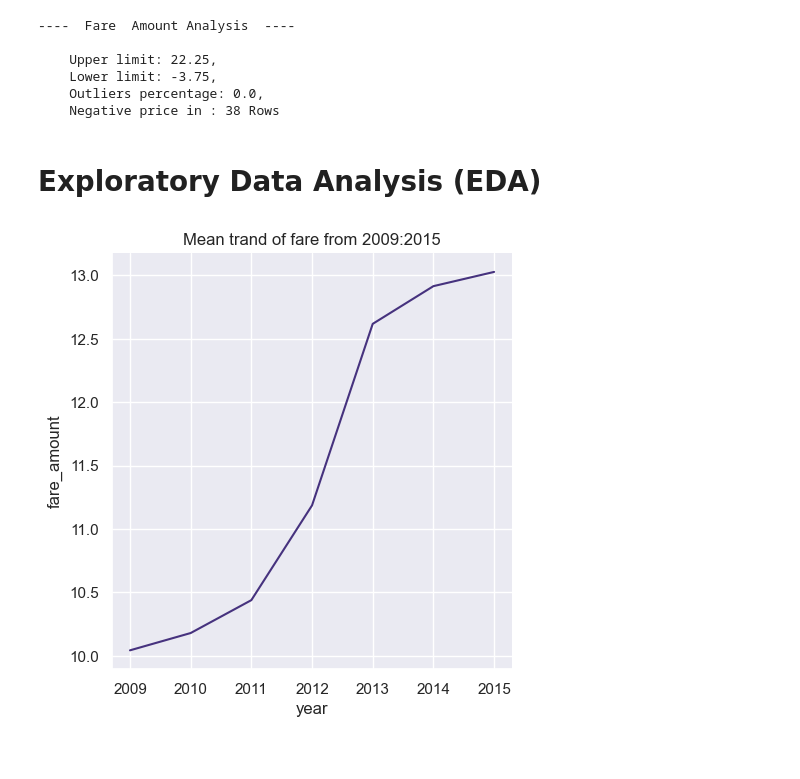
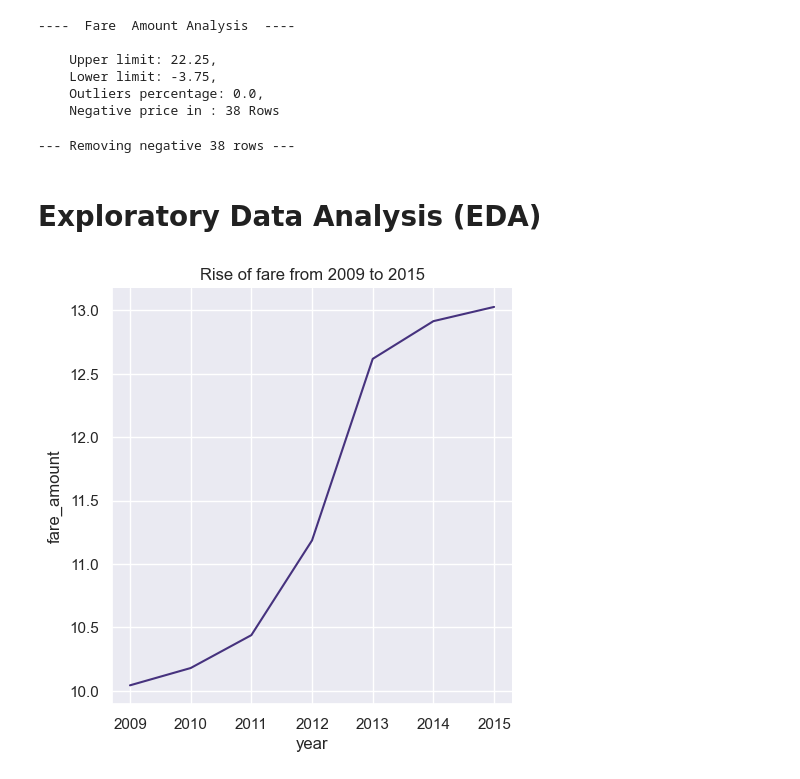
Before and after one commit to aguchhait-stack/nyc-taxi-fare-prediction, a Jupyter notebook: nyc-taxi-fare-prediction.ipynb, the cells around one changed output. Drawn from its saved outputs; the diff is of its cells as text; code cells hidden in the pictures.

```diff
--- a/nyc-taxi-fare-prediction.ipynb
+++ b/nyc-taxi-fare-prediction.ipynb
@@ -119,15 +119,19 @@ print(f"""
     Outliers percentage: 0.0,
     Negative price in : 38 Rows
 # %%
+print("--- Removing negative 38 rows ---\n")
 train_clean =train[train["fare_amount"]>=0]
 train_clean["pickup_datetime"]=pd.to_datetime(train_clean["pickup_datetime"],errors="coerce")
 train_clean["year"]=train_clean["pickup_datetime"].dt.year
 train_clean["month"]=train_clean["pickup_datetime"].dt.month
+train_clean["hour"]=train_clean["pickup_datetime"].dt.hour
+# %% [output]
+--- Removing negative 38 rows ---
 # %% [markdown]
 # Exploratory Data Analysis (EDA)
 # %%
 sns.relplot(x="year",y="fare_amount",data=train_clean,kind="line",errorbar=None)
-plt.title("Mean trand of fare from 2009:2015")
+plt.title("Rise of fare from 2009 to 2015")
 plt.show()
 # %% [output]
-[figure, old version]
+[figure, new version]
```
Also changed, not shown: parts of 4 cells of this notebook, 6 other files.
